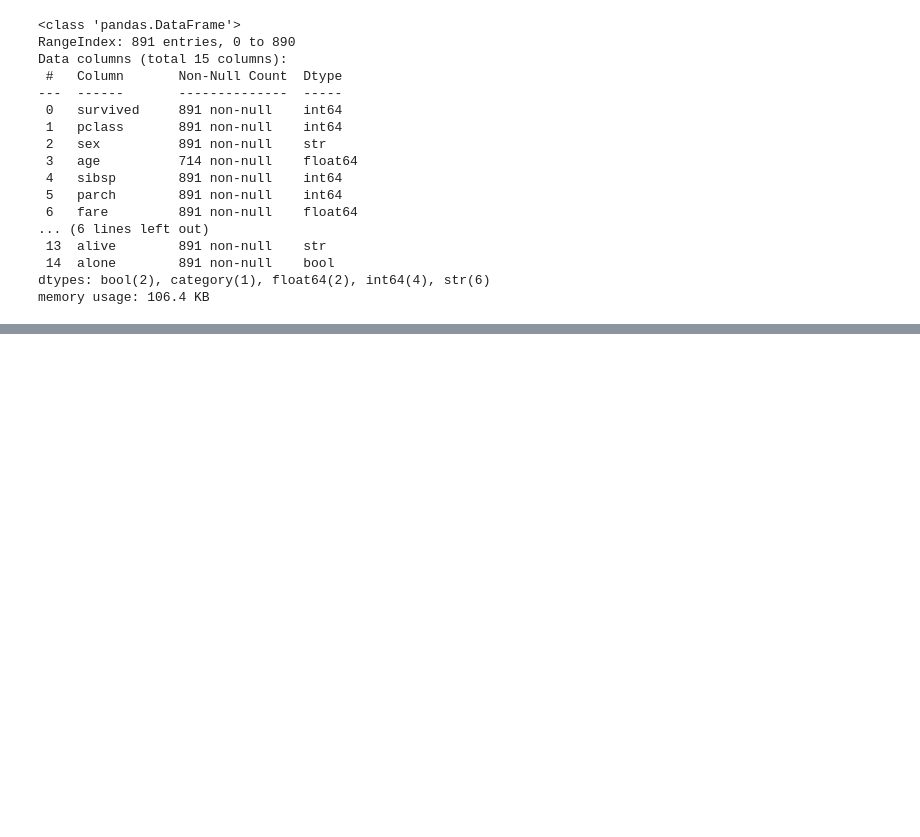
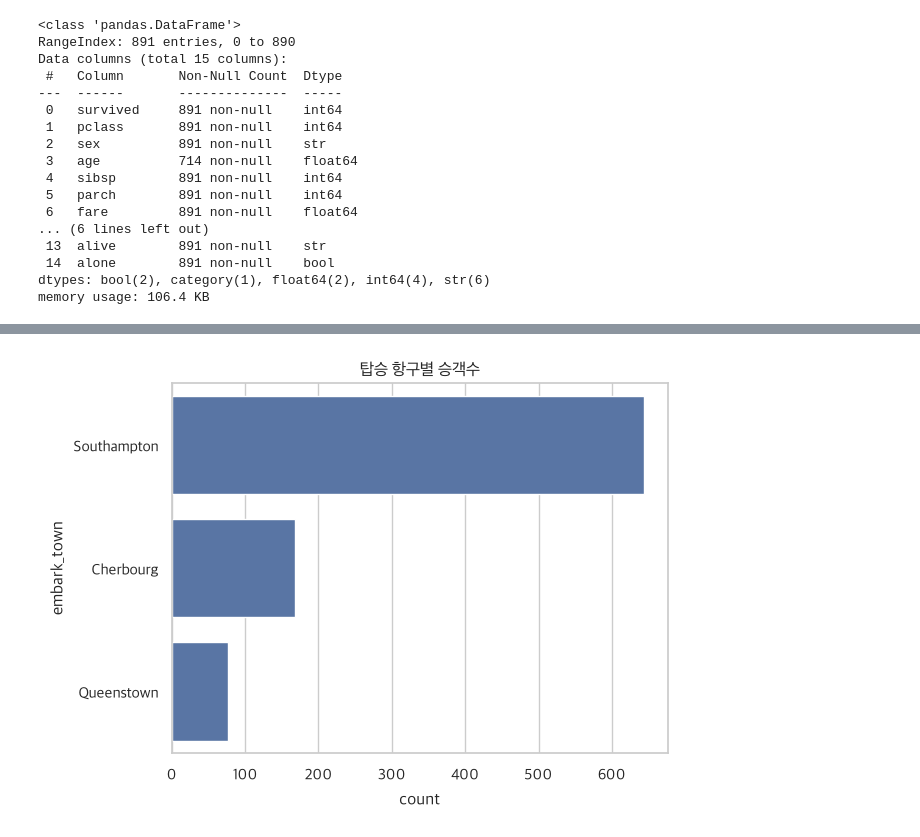
Before and after one commit to YoonTae98/machine_learning, a Jupyter notebook: 01.ipynb, the cells around one changed output, grey strips where cells are left out. Cells and saved outputs as stored; diff of their text form; code cells hidden in the pictures; blank space fills up the shorter version.

```diff
--- a/01.ipynb
+++ b/01.ipynb
@@ -273,0 +303,7 @@ titanic.head(10)
+# %%
+order = titanic["embark_town"].value_counts().index
+sns.countplot(data = titanic, y = "embark_town", order = order)
+plt.title("탑승 항구별 승객수")
+plt.show()
+# %% [output]
+[figure, added]
```
Also changed, not shown: parts of 14 cells of this notebook.
